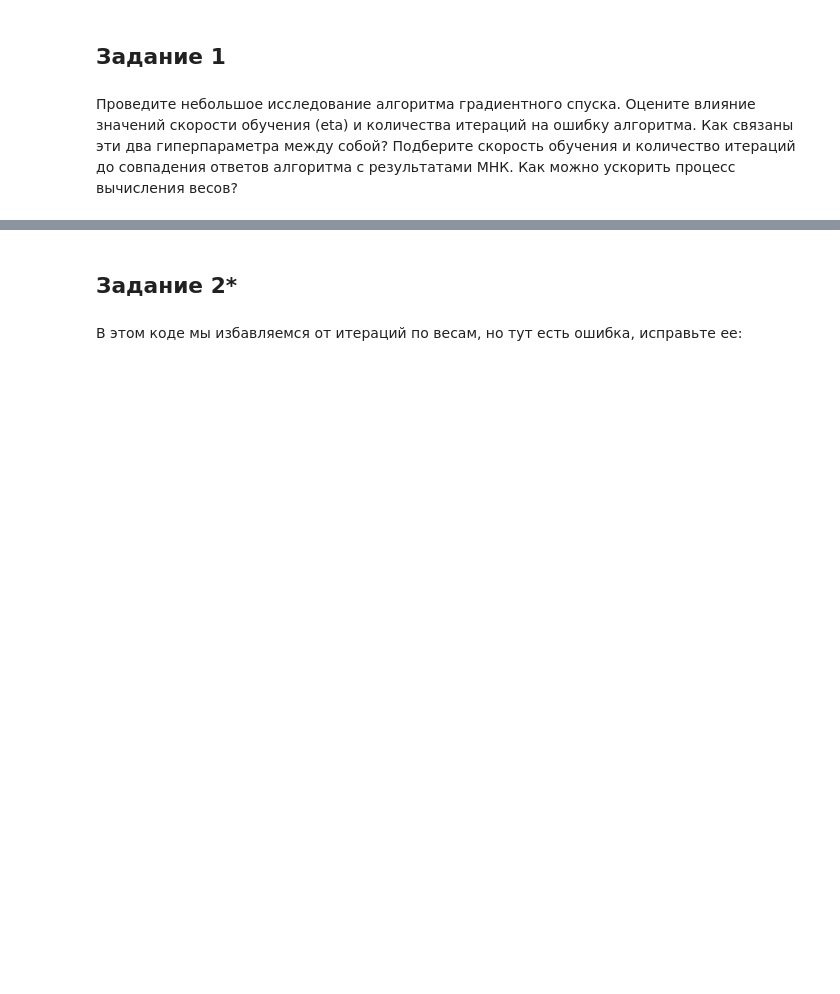
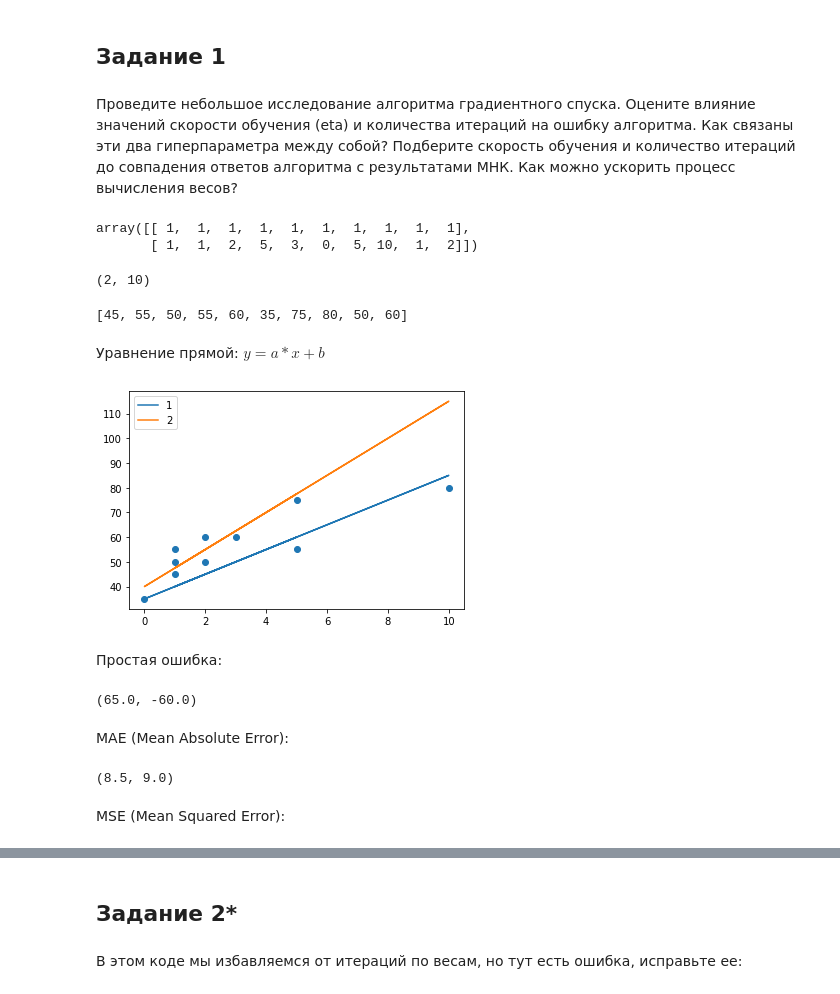
Before and after one commit to vit050587/Data-analysis, a Jupyter notebook: analytics_data.ipynb, the cells around one changed output, grey strips where cells are left out. Cells and saved outputs as stored; diff of their text form; code cells hidden in the pictures; blank space fills up the shorter version.

```diff
--- a/analytics_data.ipynb
+++ b/analytics_data.ipynb
@@ -9,3 +9,50 @@ import matplotlib.pyplot as plt
 ## Задание 1
 # %% [markdown]
 Проведите небольшое исследование алгоритма градиентного спуска. Оцените влияние значений скорости обучения (eta) и количества итераций на ошибку алгоритма. Как связаны эти два гиперпараметра между собой? Подберите скорость обучения и количество итераций до совпадения ответов алгоритма с результатами МНК. Как можно ускорить процесс вычисления весов?
+# %%
+X = np.array([[1, 1, 1, 1, 1, 1, 1, 1, 1, 1],
+              [1, 1, 2, 5, 3, 0, 5, 10, 1, 2]])
+X
+# %% [output]
+array([[ 1,  1,  1,  1,  1,  1,  1,  1,  1,  1],
+       [ 1,  1,  2,  5,  3,  0,  5, 10,  1,  2]])
+# %%
+X.shape
+# %% [output]
+(2, 10)
+# %%
+y = [45, 55, 50, 55, 60, 35, 75, 80, 50, 60]
+y
+# %% [output]
+[45, 55, 50, 55, 60, 35, 75, 80, 50, 60]
+# %% [markdown]
+Уравнение прямой: $y = a*x + b$
+# %%
+y_pred1 = 35 * np.ones(10) + X[1]*5
+y_pred2 = 40 * np.ones(10) + X[1]*7.5
+# %%
+plt.scatter(X[1], y)
+plt.plot(X[1], y_pred1, label='1')
+plt.plot(X[1], y_pred2, label='2')
+plt.legend()
+plt.show()
+# %% [output]
+[figure, added]
+# %% [markdown]
+Простая ошибка:
+# %%
+err1 = np.sum(y - y_pred1)
+err2 = np.sum(y - y_pred2)
+err1, err2
+# %% [output]
+(65.0, -60.0)
+# %% [markdown]
+MAE (Mean Absolute Error):
+# %%
+mae_1 = np.sum(np.abs(y - y_pred1)) / 10
+mae_2 = np.sum(np.abs(y - y_pred2)) / 10
+mae_1, mae_2
+# %% [output]
+(8.5, 9.0)
+# %% [markdown]
+MSE (Mean Squared Error):
```
Also changed, not shown: parts of 39 cells of this notebook.
